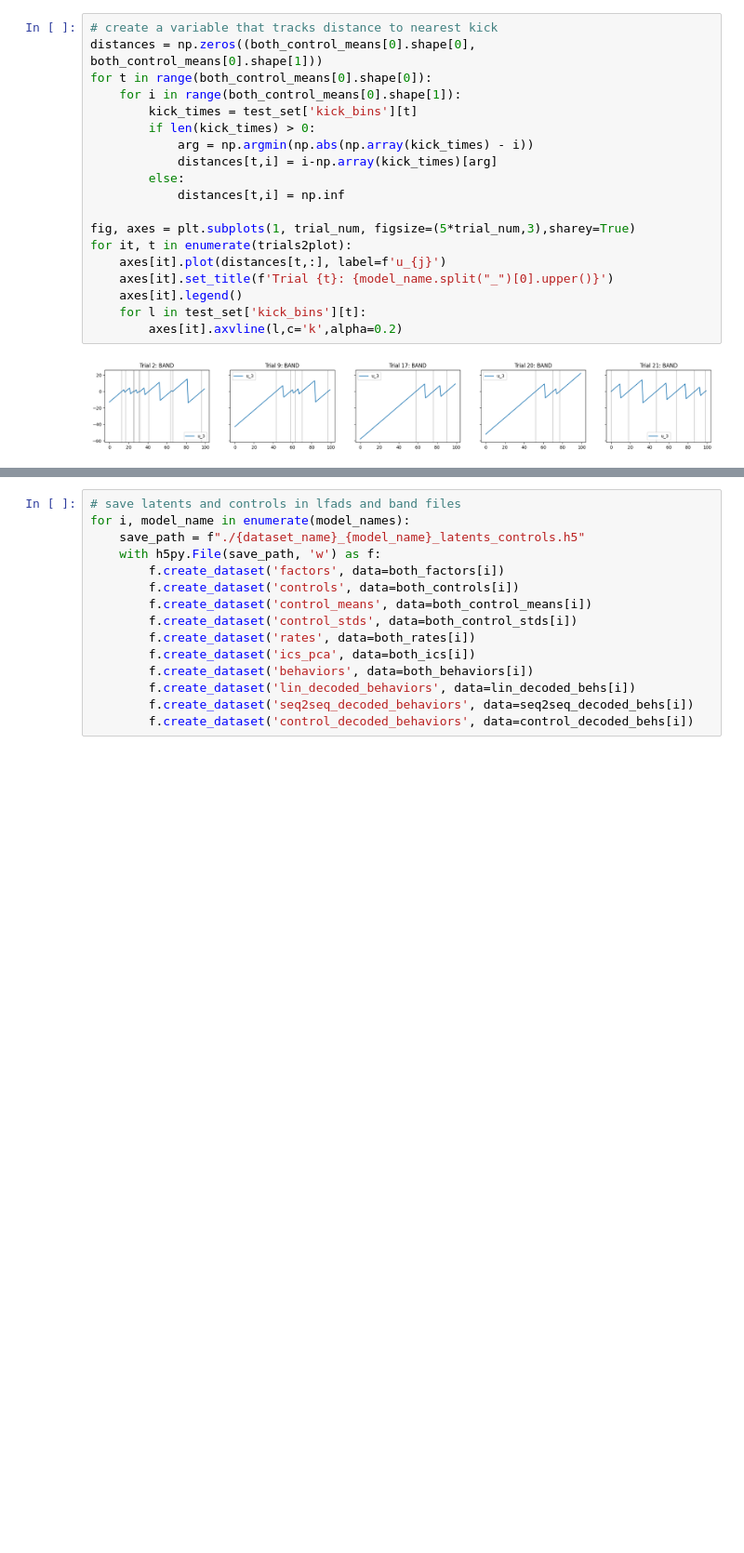
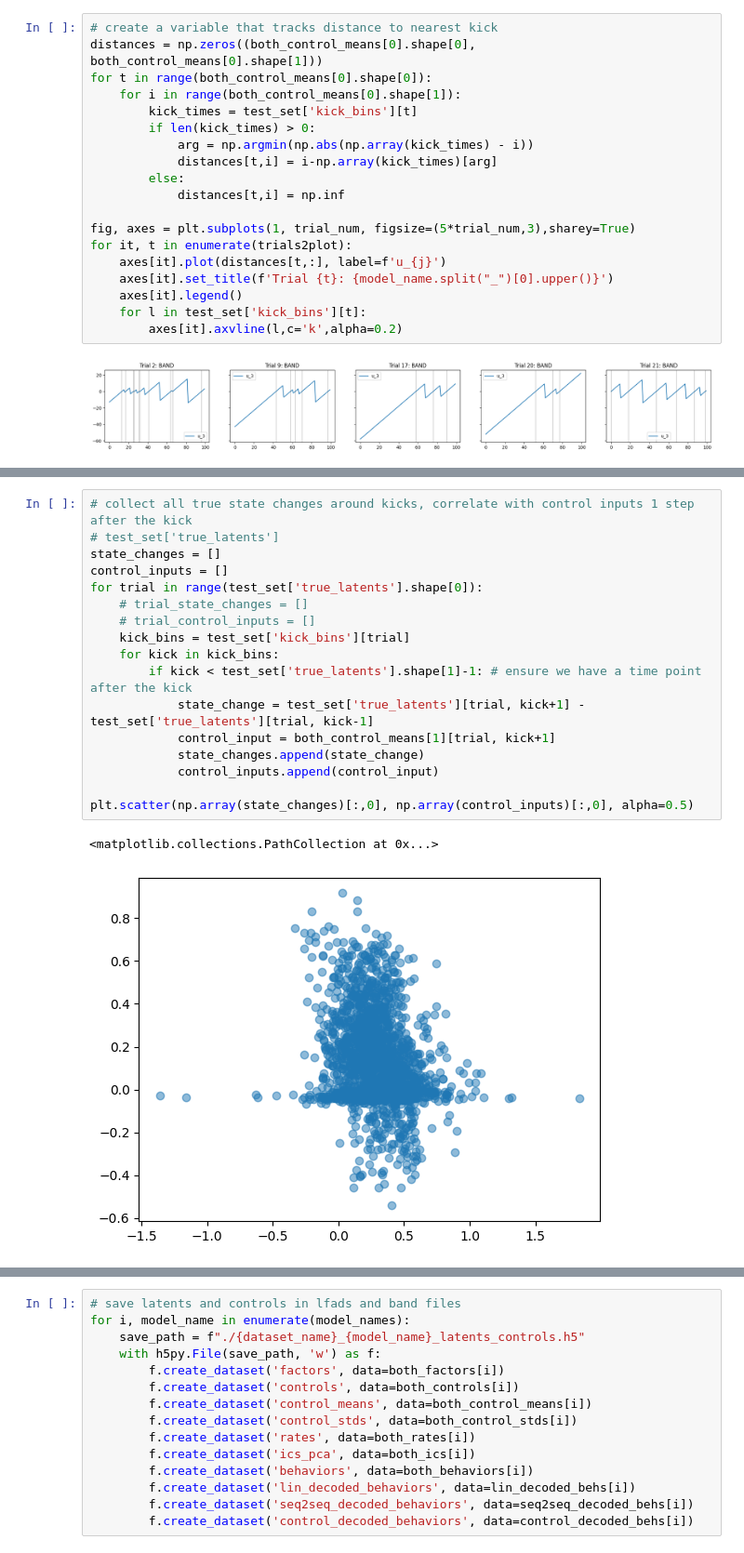
Before and after one commit to NinelK/BAND-torch, a Jupyter notebook: notebooks/post/compare_synthetic_pairs.ipynb, the cells around one changed output, grey strips where cells are left out. Shown at 93% size. Saved outputs shown, nothing was run; the diff lists cells and outputs as text; blank space fills up the shorter version.

```diff
--- a/notebooks/post/compare_synthetic_pairs.ipynb
+++ b/notebooks/post/compare_synthetic_pairs.ipynb
@@ -323,0 +324,20 @@ for c in range(co_dim):
+# %%
+# collect all true state changes around kicks, correlate with control inputs 1 step after the kick
+# test_set['true_latents']
+state_changes = []
+control_inputs = []
+for trial in range(test_set['true_latents'].shape[0]):
+    # trial_state_changes = []
+    # trial_control_inputs = []
+    kick_bins = test_set['kick_bins'][trial]
+    for kick in kick_bins:
+        if kick < test_set['true_latents'].shape[1]-1: # ensure we have a time point after the kick
+            state_change = test_set['true_latents'][trial, kick+1] - test_set['true_latents'][trial, kick-1]
+            control_input = both_control_means[1][trial, kick+1]
+            state_changes.append(state_change)
+            control_inputs.append(control_input)
+
+plt.scatter(np.array(state_changes)[:,0], np.array(control_inputs)[:,0], alpha=0.5)
+# %% [output]
+<matplotlib.collections.PathCollection at 0x...>
+[figure, added]
```
Also changed, not shown: parts of 5 cells of this notebook, 2 other files.
